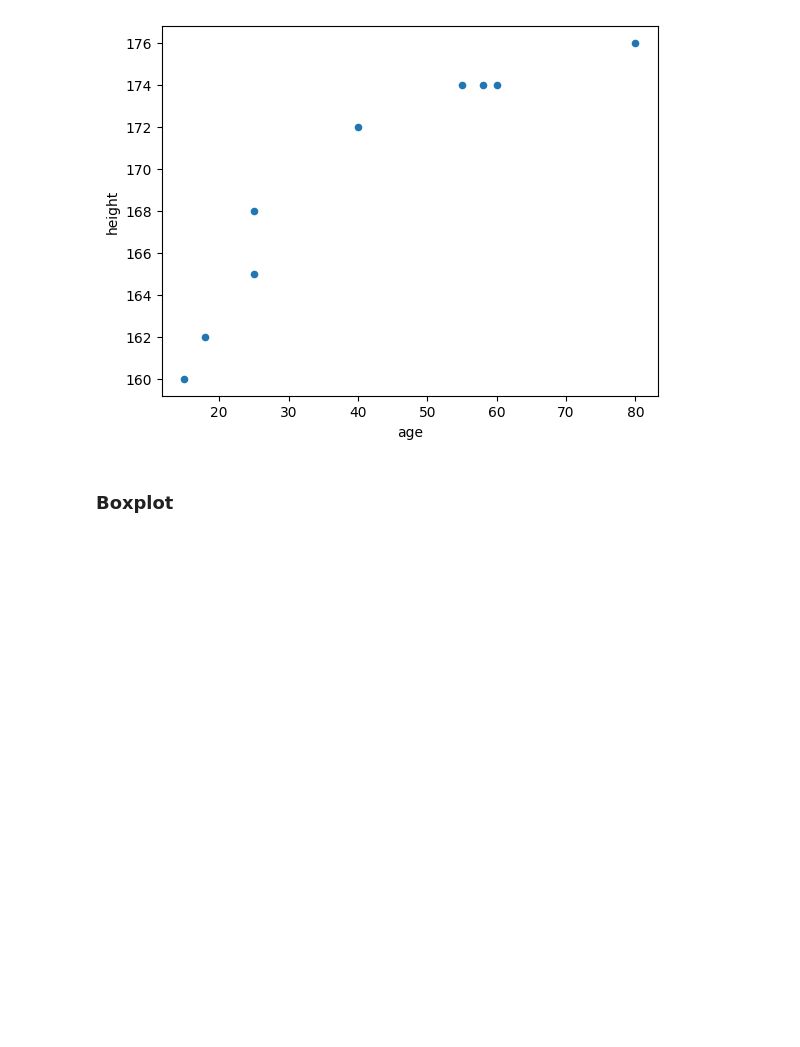
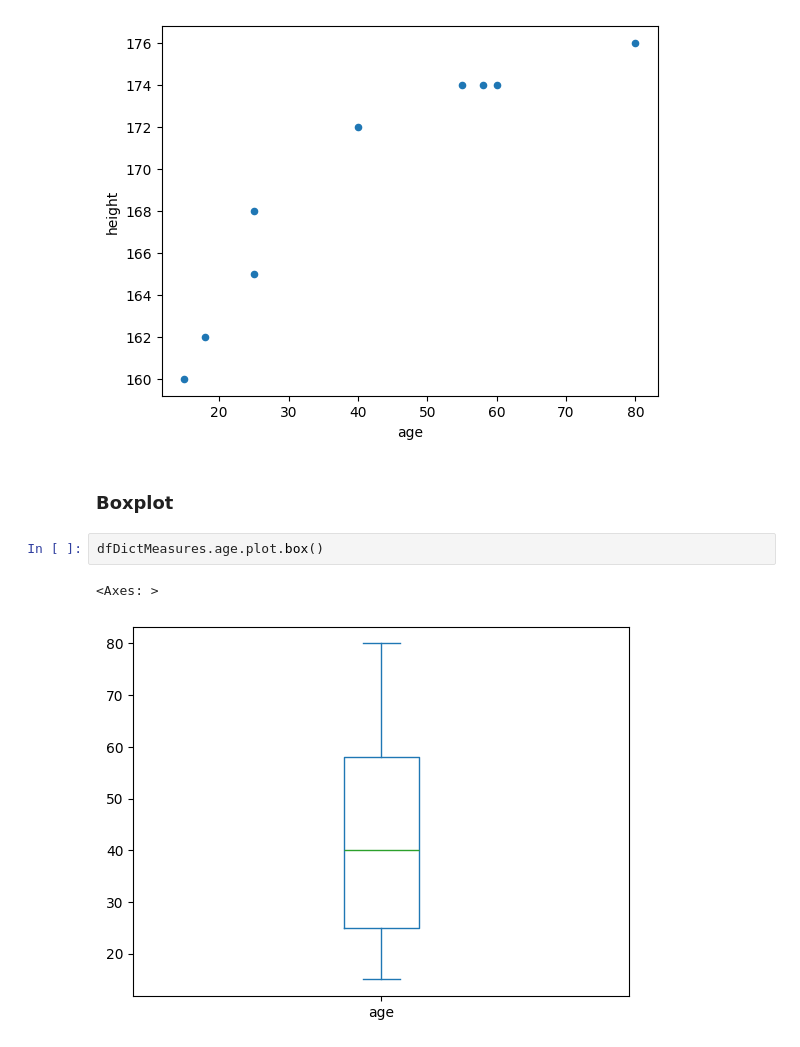
Before and after one commit to gabrieldasneves/AI-self_study, a Jupyter notebook: statistic/statistic.ipynb, the cells around one changed output. Saved outputs shown, nothing was run; the diff lists cells and outputs as text; blank space fills up the shorter version.

```diff
--- a/statistic/statistic.ipynb
+++ b/statistic/statistic.ipynb
@@ -146,3 +146,8 @@ dfDictMeasures.plot.scatter(x='age',y='height')
 [figure]
 # %% [markdown]
 ### Boxplot
+# %%
+dfDictMeasures.age.plot.box()
+# %% [output]
+<Axes: >
+[figure, added]
```
Also changed, not shown: parts of 2 cells of this notebook.
